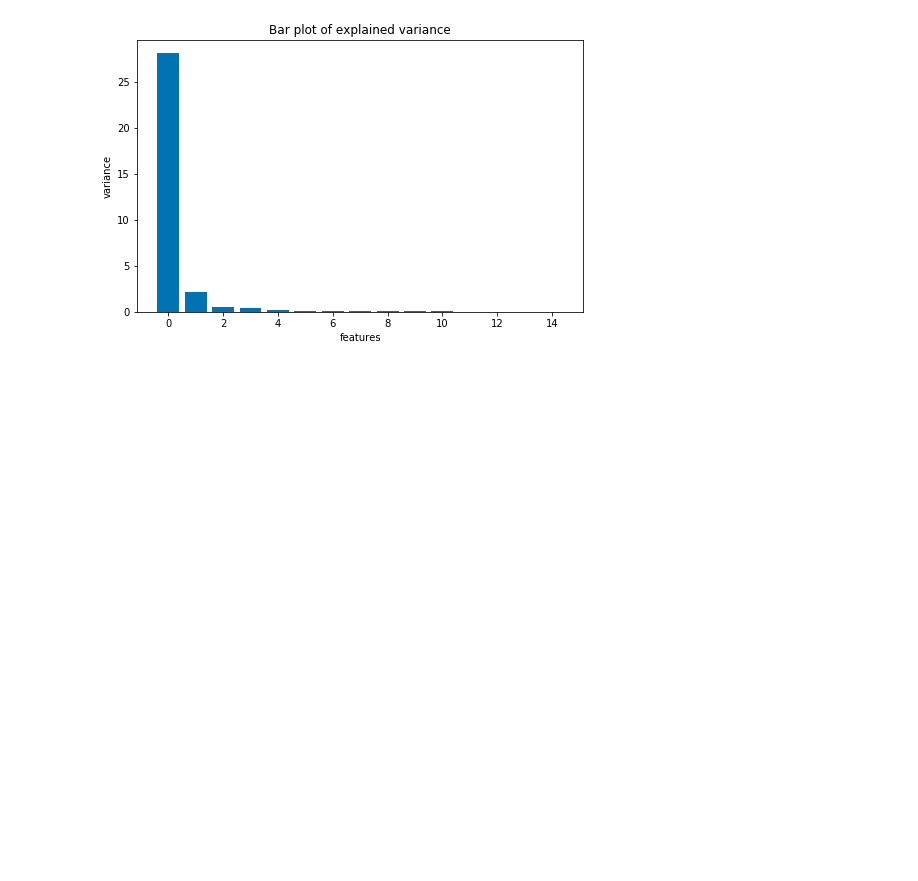
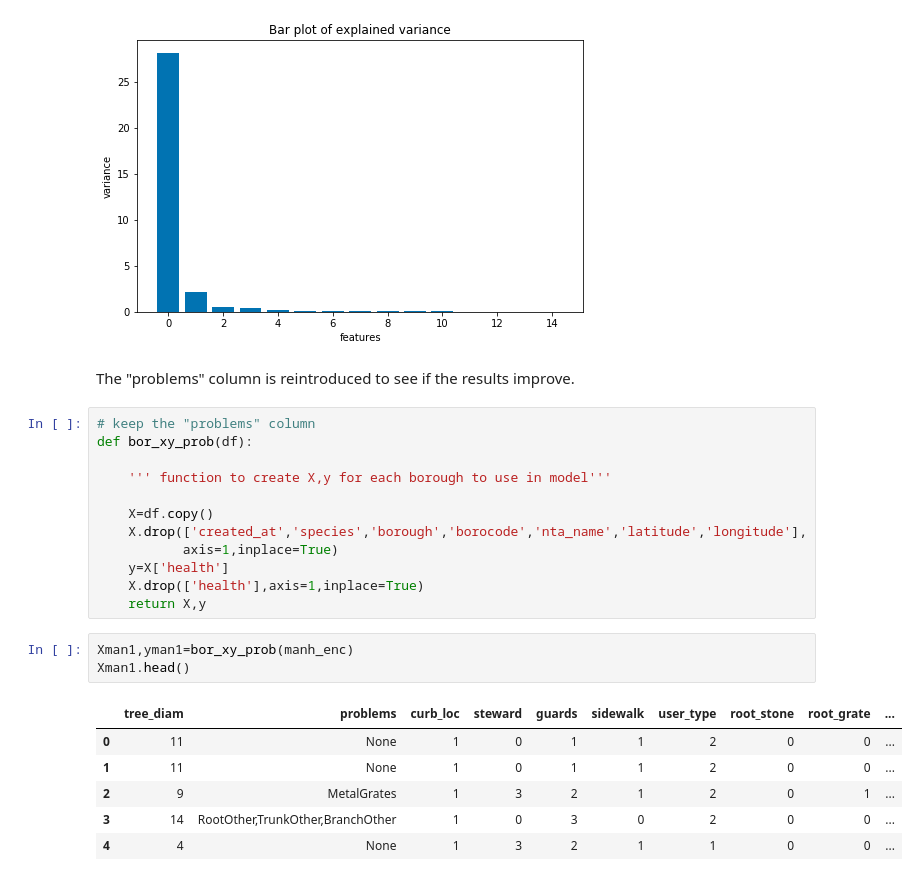
Before and after one commit to aspds18/Springboard_capstone1, a Jupyter notebook: Capstone1.ipynb, the cells around one changed output. Cells and saved outputs as stored; diff of their text form; blank space fills up the shorter version.

```diff
--- a/Capstone1.ipynb
+++ b/Capstone1.ipynb
@@ -1165,3 +1165,27 @@ plt.ylabel('variance')
 # %% [output]
 Text(0, 0.5, 'variance')
 [figure]
+# %% [markdown]
+The "problems" column is reintroduced to see if the results improve.
+# %%
+# keep the "problems" column
+def bor_xy_prob(df):
+
+    ''' function to create X,y for each borough to use in model'''
+
+    X=df.copy()
+    X.drop(['created_at','species','borough','borocode','nta_name','latitude','longitude'],
+           axis=1,inplace=True)
+    y=X['health']
+    X.drop(['health'],axis=1,inplace=True)
+    return X,y
+# %%
+Xman1,yman1=bor_xy_prob(manh_enc)
+Xman1.head()
+# %% [output]
+|  | tree_diam | problems | curb_loc | steward | guards | sidewalk | user_type | root_stone | root_grate | ... |
+| 0 | 11 | None | 1 | 0 | 1 | 1 | 2 | 0 | 0 | ... |
+| 1 | 11 | None | 1 | 0 | 1 | 1 | 2 | 0 | 0 | ... |
+| 2 | 9 | MetalGrates | 1 | 3 | 2 | 1 | 2 | 0 | 1 | ... |
+| 3 | 14 | RootOther,TrunkOther,BranchOther | 1 | 0 | 3 | 0 | 2 | 0 | 0 | ... |
+| 4 | 4 | None | 1 | 3 | 2 | 1 | 1 | 0 | 0 | ... |
```
Also changed, not shown: parts of 29 cells of this notebook.
